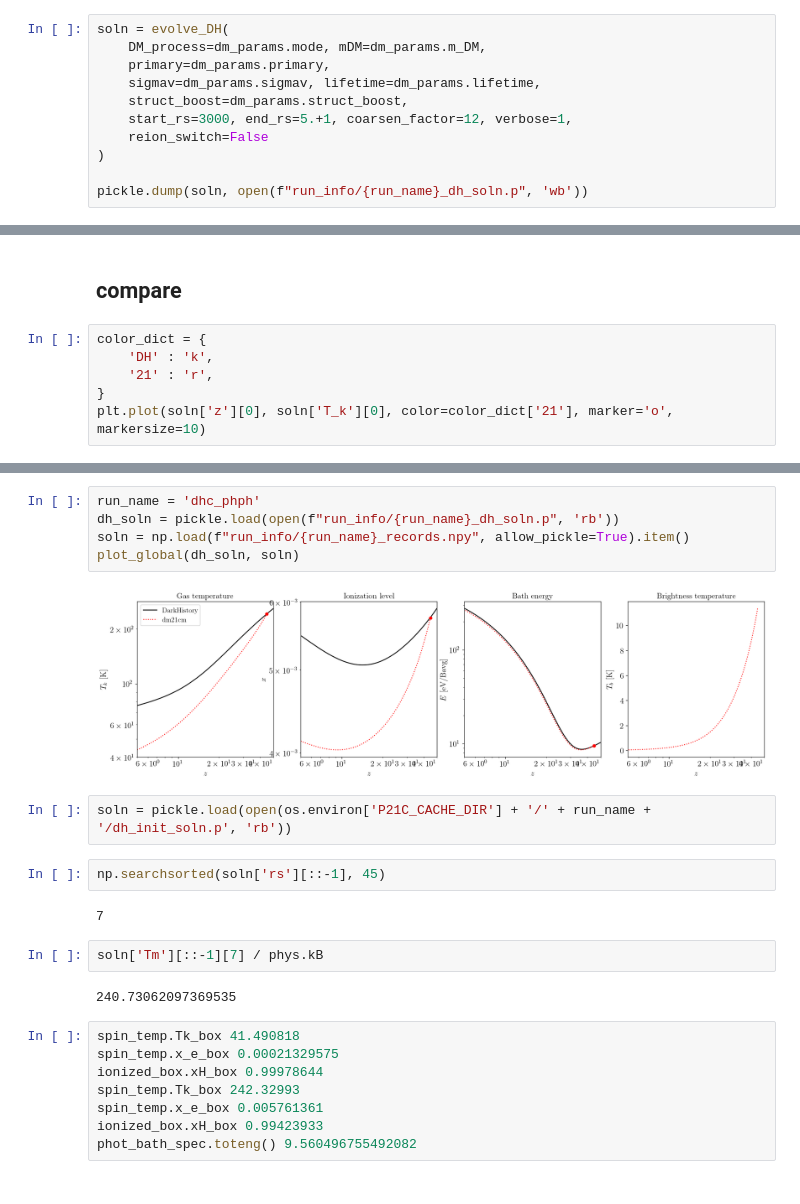
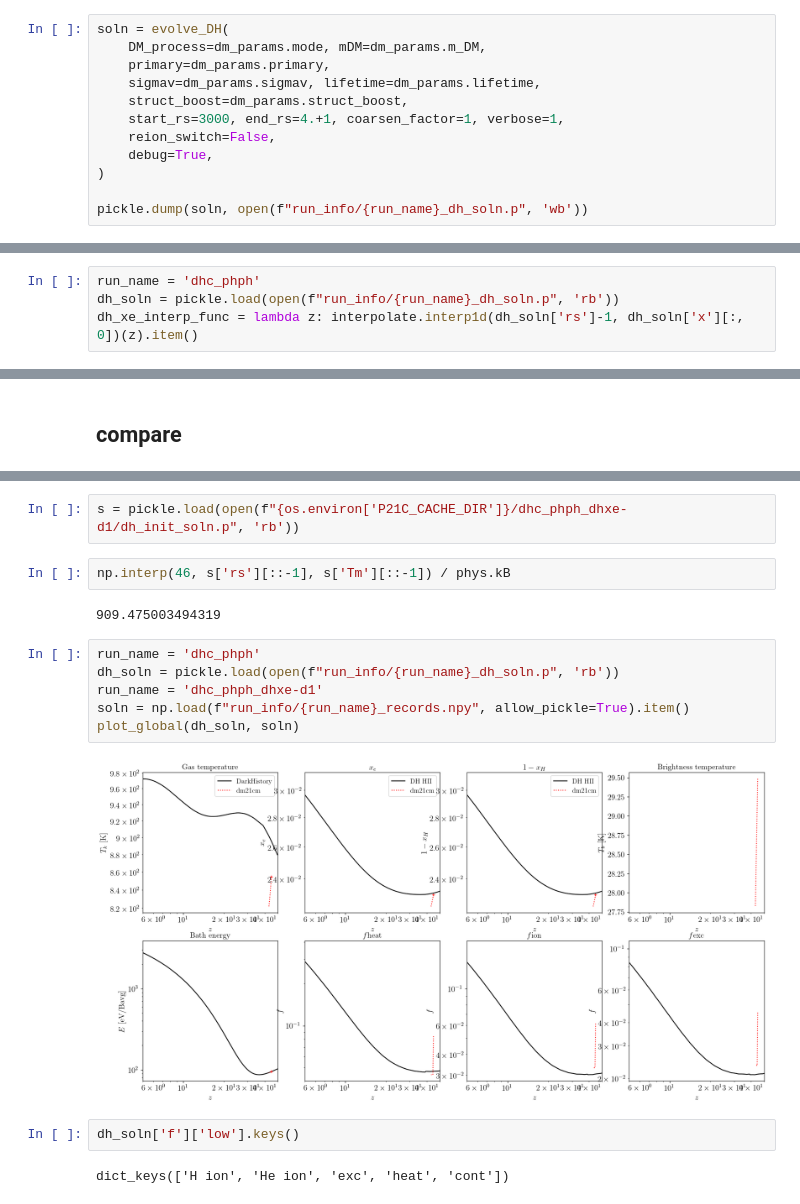
Before and after one commit to yitiansun/DM21cm, a Jupyter notebook: cross_check/compare_global.ipynb, the cells around one changed output, grey strips where cells are left out. Cells and saved outputs as stored; diff of their text form.

```diff
--- a/cross_check/compare_global.ipynb
+++ b/cross_check/compare_global.ipynb
@@ -43,8 +52,9 @@ soln = evolve_DH(
     primary=dm_params.primary,
     sigmav=dm_params.sigmav, lifetime=dm_params.lifetime,
     struct_boost=dm_params.struct_boost,
-    start_rs=3000, end_rs=5.+1, coarsen_factor=12, verbose=1,
-    reion_switch=False
+    start_rs=3000, end_rs=4.+1, coarsen_factor=1, verbose=1,
+    reion_switch=False,
+    debug=True,
 )
 
 pickle.dump(soln, open(f"run_info/{run_name}_dh_soln.p", 'wb'))
@@ -55,2 +61,6 @@ Main loop time: 72.778 s
+# %%
+run_name = 'dhc_phph'
+dh_soln = pickle.load(open(f"run_info/{run_name}_dh_soln.p", 'rb'))
+dh_xe_interp_func = lambda z: interpolate.interp1d(dh_soln['rs']-1, dh_soln['x'][:, 0])(z).item()
 # %%
 return_dict = evolve(
@@ -118,8 +127,2 @@ prep_next: 0.0422 +/- 0.0113 s
 # %% [markdown]
 ## compare
-# %%
-color_dict = {
-    'DH' : 'k',
-    '21' : 'r',
-}
-plt.plot(soln['z'][0], soln['T_k'][0], color=color_dict['21'], marker='o', markersize=10)
@@ -167,25 +199,18 @@ def plot_global(dh_soln, soln):
+# %%
+s = pickle.load(open(f"{os.environ['P21C_CACHE_DIR']}/dhc_phph_dhxe-d1/dh_init_soln.p", 'rb'))
+# %%
+np.interp(46, s['rs'][::-1], s['Tm'][::-1]) / phys.kB
+# %% [output]
+909.475003494319
 # %%
 run_name = 'dhc_phph'
 dh_soln = pickle.load(open(f"run_info/{run_name}_dh_soln.p", 'rb'))
+run_name = 'dhc_phph_dhxe-d1'
 soln = np.load(f"run_info/{run_name}_records.npy", allow_pickle=True).item()
 plot_global(dh_soln, soln)
 # %% [output]
-[figure, old version]
+[figure, new version]
-# %%
-soln = pickle.load(open(os.environ['P21C_CACHE_DIR'] + '/' + run_name + '/dh_init_soln.p', 'rb'))
-# %%
-np.searchsorted(soln['rs'][::-1], 45)
-# %% [output]
-7
-# %%
-soln['Tm'][::-1][7] / phys.kB
-# %% [output]
-240.73062097369535
-# %%
-spin_temp.Tk_box 41.490818
-spin_temp.x_e_box 0.00021329575
-ionized_box.xH_box 0.99978644
-spin_temp.Tk_box 242.32993
-spin_temp.x_e_box 0.005761361
-ionized_box.xH_box 0.99423933
-phot_bath_spec.toteng() 9.560496755492082
+# %%
+dh_soln['f']['low'].keys()
+# %% [output]
+dict_keys(['H ion', 'He ion', 'exc', 'heat', 'cont'])
```
Also changed, not shown: parts of 11 cells of this notebook, 3 other files.
